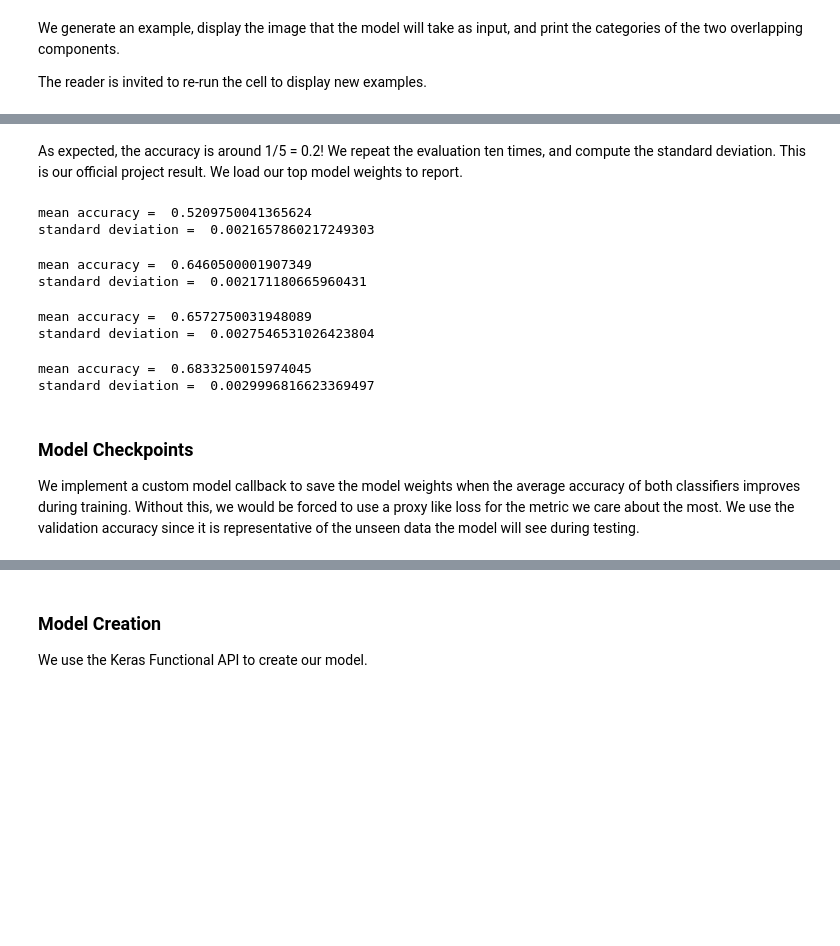
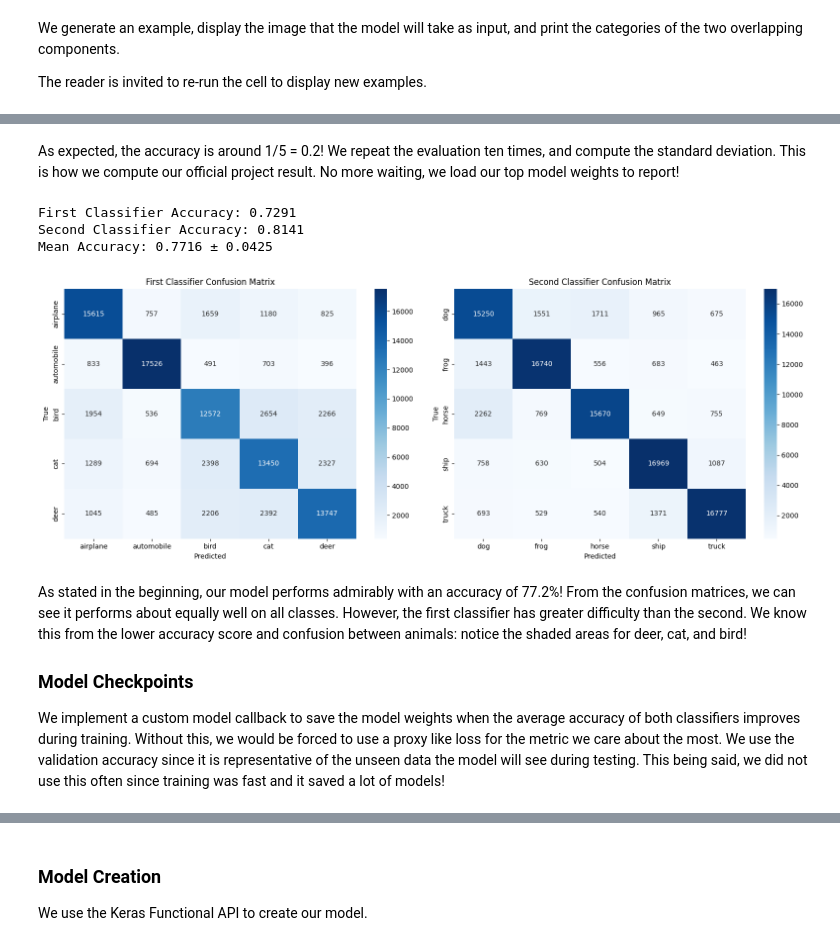
Before and after one commit to ncridlig/image-seperation, a Jupyter notebook: cifar_back.ipynb, the cells around one changed output, grey strips where cells are left out. Cells and saved outputs as stored; diff of their text form; code cells hidden in the pictures; blank space fills up the shorter version.

```diff
--- a/cifar_back.ipynb
+++ b/cifar_back.ipynb
@@ -130,25 +124,0 @@ We test our evaluation method with a model which generated random classes.
-# %%
-def random_model():
-    inputs = keras.Input(shape=(32,32,3))
-    x = layers.Flatten()(inputs)
-    output1 = layers.Dense(5, name='output1')(x)
-    output2 = layers.Dense(5, name='output2')(x)
-    model = keras.Model(
-    inputs,
-    outputs={'output1':output1, 'output2':output2}, name='Toy',
-    )
-    model.compile(
-    optimizer='Adam',
-    loss={'output1': 'categorical_crossentropy', 'output2': 'categorical_crossentropy'},
-    metrics={'output1':'accuracy', 'output2':'accuracy'})
-    return model
-
-def evaluate_model(model, gen, repeat=10, steps=10, batchsize=1000):
-    evaluation_results = []
-    for i in tqdm(range(repeat)):
-        results = model.evaluate(gen, batch_size=batchsize, steps=steps, verbose=False, return_dict=True)
-        acc1 = results['output1_accuracy']
-        acc2 = results['output2_accuracy']
-        evaluation_results.append(np.mean([acc1, acc2]))
-    print("mean accuracy = ", np.mean(evaluation_results))
-    print("standard deviation = ", np.std(evaluation_results))
@@ -165,30 +194,15 @@ standard deviation =  0.002223358911651219
 # %% [markdown]
-As expected, the accuracy is around 1/5 = 0.2! We repeat the evaluation ten times, and compute the standard deviation. This is our official project result. We load our top model weights to report.
+As expected, the accuracy is around 1/5 = 0.2! We repeat the evaluation ten times, and compute the standard deviation. This is how we compute our official project result. No more waiting, we load our top model weights to report!
 # %%
-model = load_model('ACNN3-85.5.keras')
+model = load_model('77.2acc.keras')
 evaluate_model(model, testgen)
 # %% [output]
-mean accuracy =  0.5209750041365624
-standard deviation =  0.0021657860217249303
+First Classifier Accuracy: 0.7291
+Second Classifier Accuracy: 0.8141
+Mean Accuracy: 0.7716 ± 0.0425
+[figure, added]
-# %%
-model = load_model('ACCN1-80.6.keras')
-evaluate_model(model, testgen)
-# %% [output]
-mean accuracy =  0.6460500001907349
-standard deviation =  0.002171180665960431
-# %%
-model = load_model('ACNN2/0.61-0.72-epoch64-loss1.85.keras')
-evaluate_model(model, testgen)
-# %% [output]
-mean accuracy =  0.6572750031948089
-standard deviation =  0.0027546531026423804
-# %%
-model = load_model('ACNN/0.64-0.74-epoch39-loss1.43.keras')
-evaluate_model(model, testgen)
-# %% [output]
-mean accuracy =  0.6833250015974045
-standard deviation =  0.0029996816623369497
 # %% [markdown]
+As stated in the beginning, our model performs admirably with an accuracy of 77.2\%! From the confusion matrices, we can see it performs about equally well on all classes. However, the first classifier has greater difficulty than the second. We know this from the lower accuracy score and confusion between animals: notice the shaded areas for deer, cat, and bird!
 ### Model Checkpoints
-We implement a custom model callback to save the model weights when the average accuracy of both classifiers improves during training. Without this, we would be forced to use a proxy like loss for the metric we care about the most. We use the validation accuracy since it is representative of the unseen data the model will see during testing.
+We implement a custom model callback to save the model weights when the average accuracy of both classifiers improves during training. Without this, we would be forced to use a proxy like loss for the metric we care about the most. We use the validation accuracy since it is representative of the unseen data the model will see during testing. This being said, we did not use this often since training was fast and it saved a lot of models!
 # %%
```
Also changed, not shown: parts of 17 cells of this notebook.
